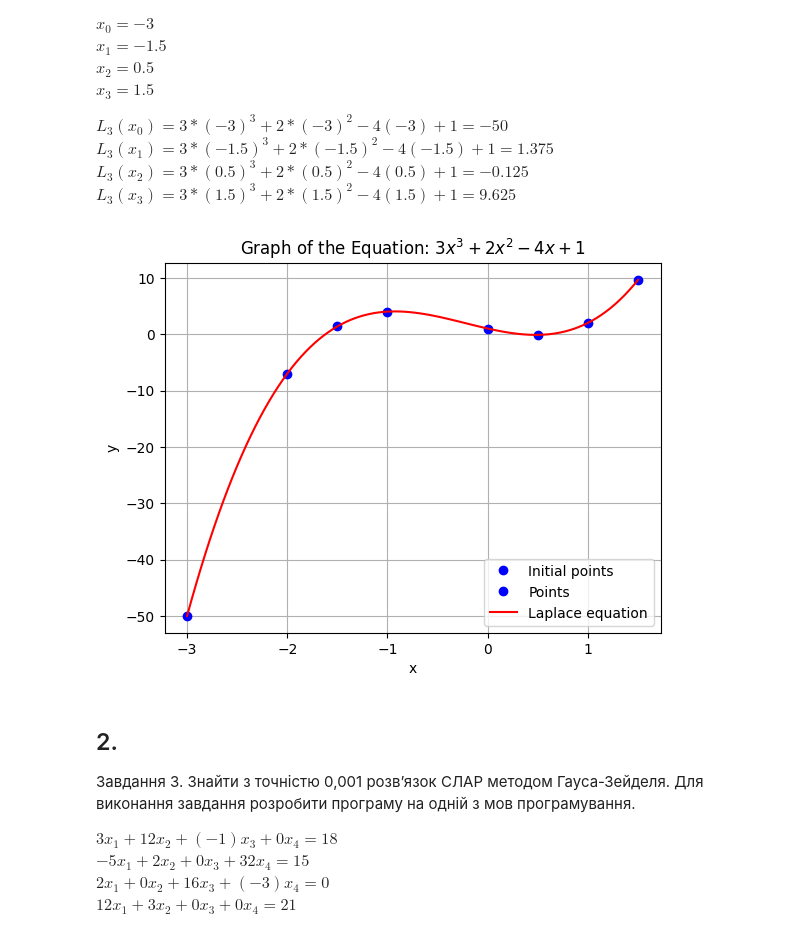
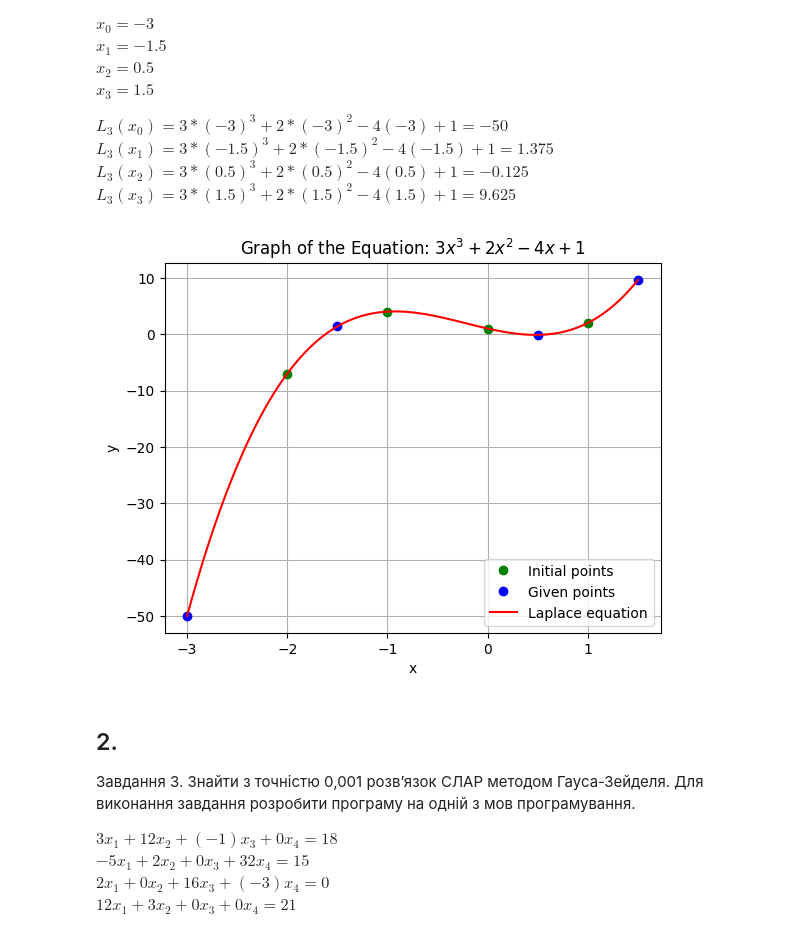
Before and after one commit to noby-y/Math-modelling-and-optimization, a Jupyter notebook: HW2.ipynb, the cells around one changed output. Cells and saved outputs as stored; diff of their text form; code cells hidden in the pictures.

Commit message:
edit: initial points

```diff
--- a/HW2.ipynb
+++ b/HW2.ipynb
@@ -56,34 +56,34 @@ $L_3(x_3) = 3 * (1.5)^3 + 2 * (1.5)^2 - 4(1.5) + 1 = 9.625$
 # %%
 import numpy as np
 import matplotlib.pyplot as plt
 
 x_init_values = [-2, -1, 0, 1]
 y_init_values = [-7, 4, 1, 2]
 x_values = [-3, -1.5, 0.5, 1.5]
 y_values = [-50, 1.375, -0.125, 9.625]
 
 def base_equation(x):
     return 3 * x**3 + 2 * x**2 - 4 * x + 1
 
 x_base = np.linspace(min(x_values), max(x_values), 100)
 y_base = base_equation(x_base)
 
 
-plt.plot(x_init_values, y_init_values, 'bo', label='Initial points')
-plt.plot(x_values, y_values, 'bo', label='Points')
+plt.plot(x_init_values, y_init_values, 'go', label='Initial points')
+plt.plot(x_values, y_values, 'bo', label='Given points')
 plt.plot(x_base, y_base, 'r-', label='Laplace equation')
 
 plt.xlabel('x')
 plt.ylabel('y')
 plt.title('Graph of the Equation: $3x^3 + 2x^2 - 4x + 1$')
 
 
 plt.legend()
 
 plt.grid(True)
 plt.show()
 # %% [output]
-[figure, old version]
+[figure, new version]
 # %% [markdown]
 ## 2.
 Завдання 3. Знайти з точністю 0,001 розв’язок СЛАР методом Гауса-Зейделя. Для виконання завдання розробити програму на одній з мов програмування.
```
